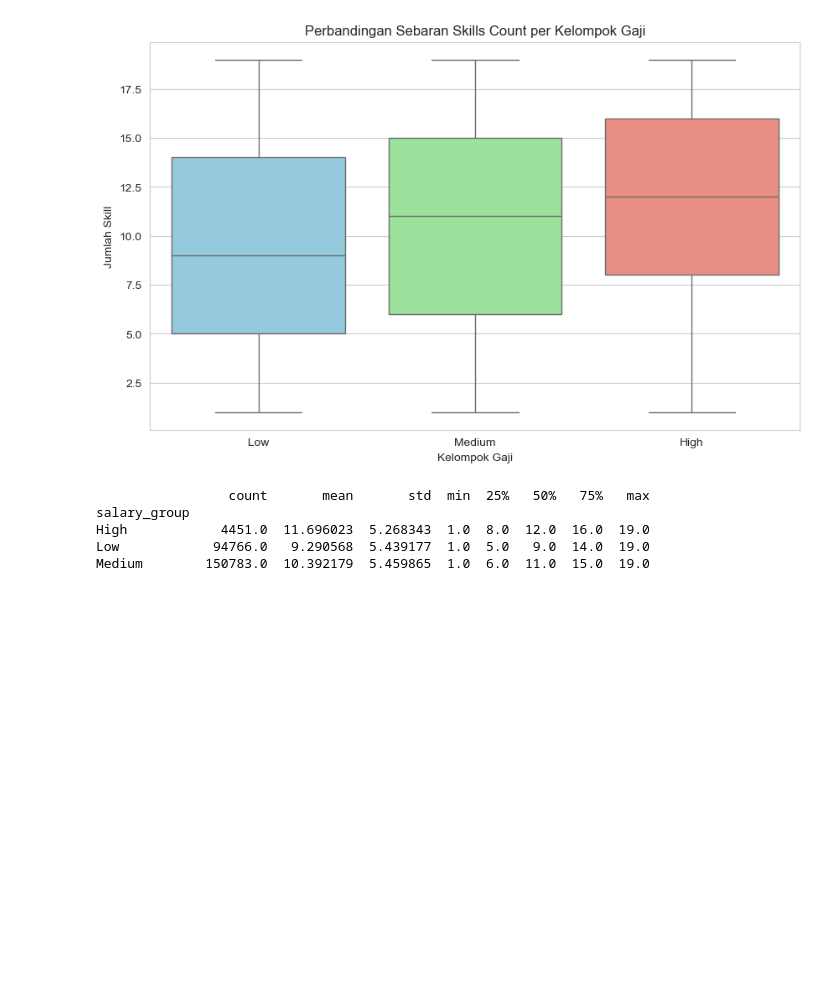
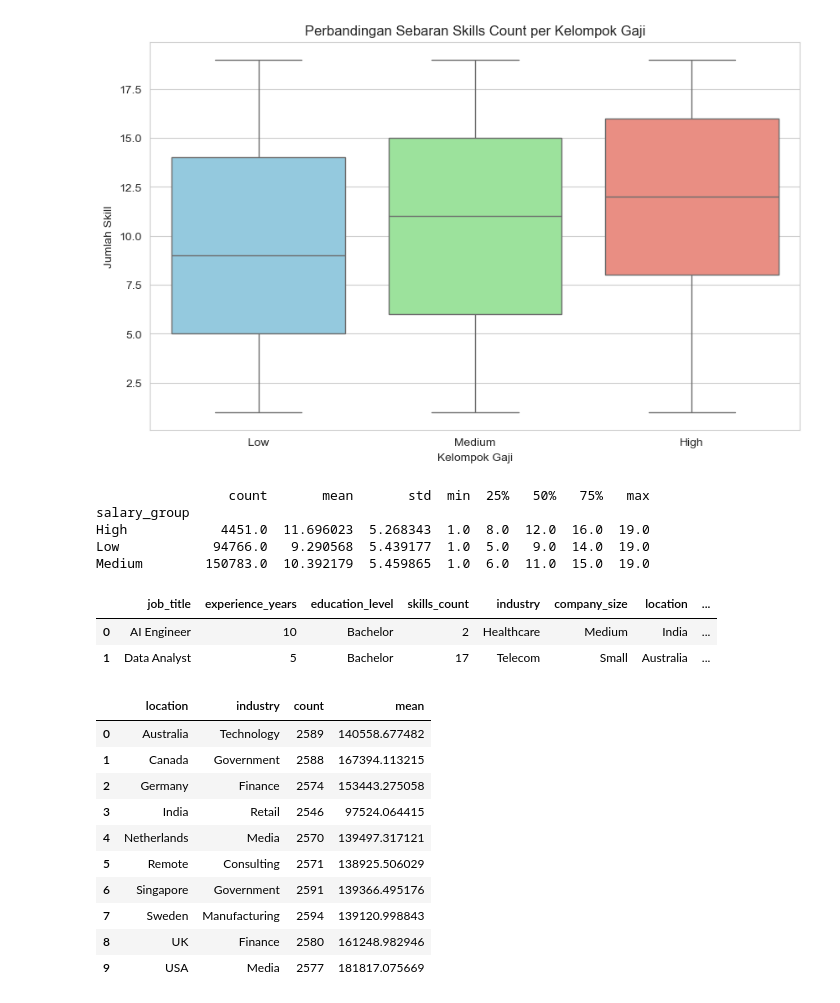
Before and after one commit to HafidzAfrieno/Project-Data-Analyst-Part-1, a Jupyter notebook: job_salary_analyst.ipynb, the cells around one changed output. Saved outputs shown, nothing was run; the diff lists cells and outputs as text; code cells hidden in the pictures; blank space fills up the shorter version.

```diff
--- a/job_salary_analyst.ipynb
+++ b/job_salary_analyst.ipynb
@@ -452,3 +452,29 @@ salary_group
 High            4451.0  11.696023  5.268343  1.0  8.0  12.0  16.0  19.0
 Low            94766.0   9.290568  5.439177  1.0  5.0   9.0  14.0  19.0
 Medium        150783.0  10.392179  5.459865  1.0  6.0  11.0  15.0  19.0
+# %%
+df.head(2)
+# %% [output]
+|  | job_title | experience_years | education_level | skills_count | industry | company_size | location | ... |
+| 0 | AI Engineer | 10 | Bachelor | 2 | Healthcare | Medium | India | ... |
+| 1 | Data Analyst | 5 | Bachelor | 17 | Telecom | Small | Australia | ... |
+# %%
+#soal nomor 5
+#5. Di setiap location, tentukan industry apa yang paling mendominasi pasar tenaga kerja dan berapa rata-rata gaji di sana.
+data =  df[['location','industry','salary']]
+mean_salary = data.groupby(['location','industry'])['salary'].agg(['count','mean'])
+idx = mean_salary.groupby('location')['count'].idxmax()
+dominan_industry = mean_salary.loc[idx].reset_index()
+dominan_industry
+# %% [output]
+|  | location | industry | count | mean |
+| 0 | Australia | Technology | 2589 | 140558.677482 |
+| 1 | Canada | Government | 2588 | 167394.113215 |
+| 2 | Germany | Finance | 2574 | 153443.275058 |
+| 3 | India | Retail | 2546 | 97524.064415 |
+| 4 | Netherlands | Media | 2570 | 139497.317121 |
+| 5 | Remote | Consulting | 2571 | 138925.506029 |
+| 6 | Singapore | Government | 2591 | 139366.495176 |
+| 7 | Sweden | Manufacturing | 2594 | 139120.998843 |
+| 8 | UK | Finance | 2580 | 161248.982946 |
+| 9 | USA | Media | 2577 | 181817.075669 |
```
Also changed, not shown: parts of 1 cell of this notebook.
